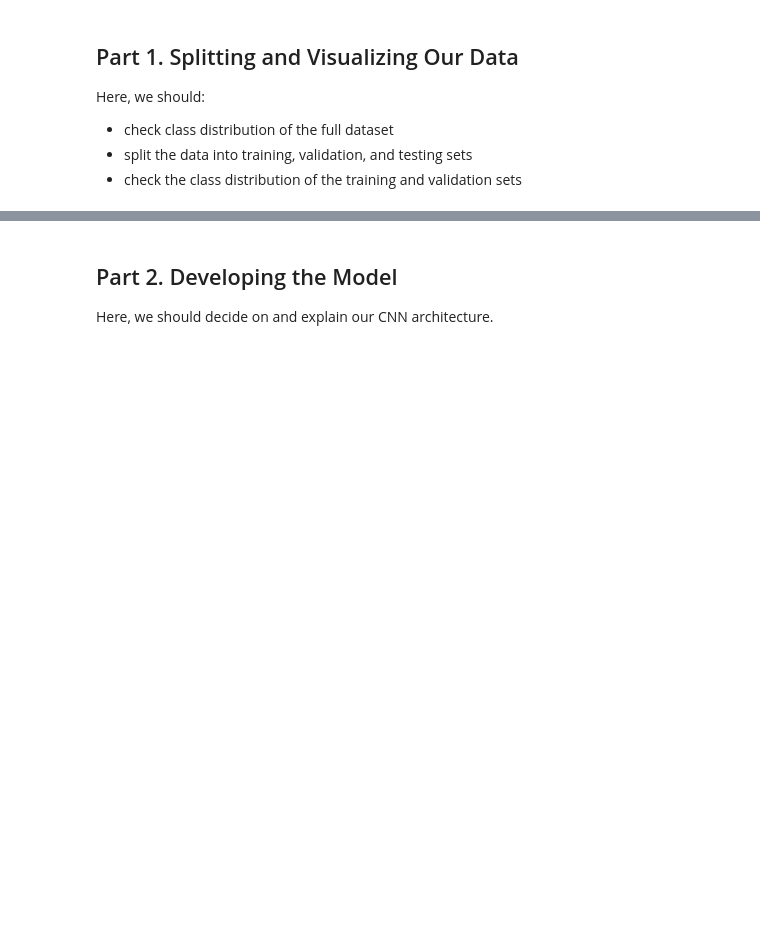
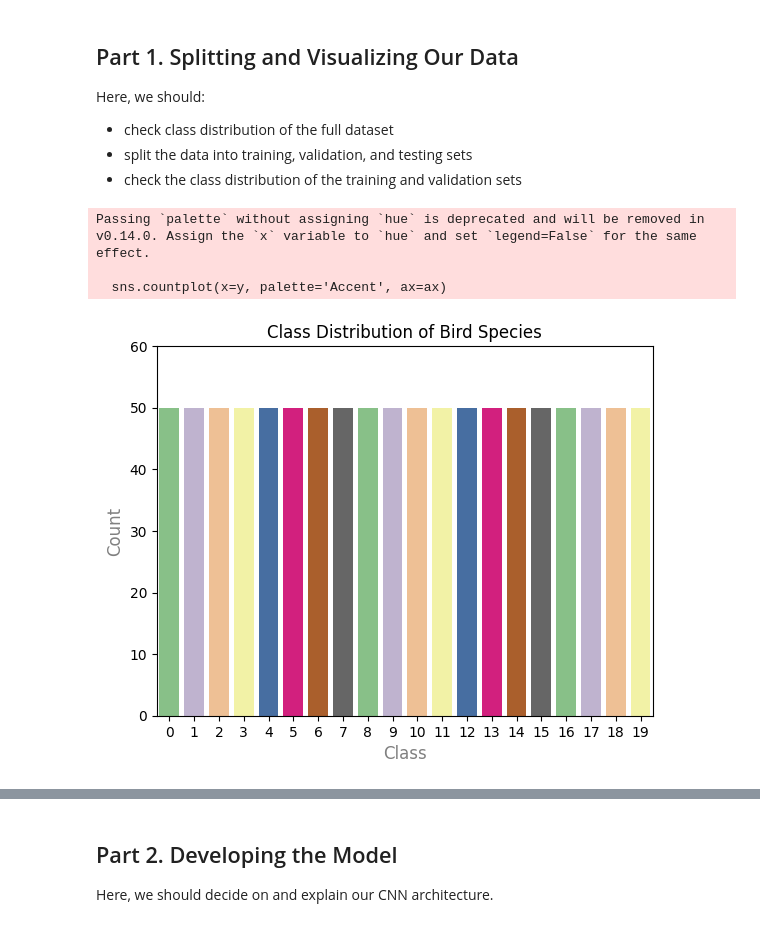
Before and after one commit to RGBHamSandwich/ANNaDL_Bird_Project, a Jupyter notebook: NetworkNotebook.ipynb, the cells around one changed output, grey strips where cells are left out. Drawn from its saved outputs; the diff is of its cells as text; code cells hidden in the pictures; blank space fills up the shorter version.

```diff
--- a/NetworkNotebook.ipynb
+++ b/NetworkNotebook.ipynb
@@ -44,0 +48,17 @@ image = preprocess_input(image)
+# %%
+## Carly's spectrogram work B)
+
+# Locate spectrogram folder
+folder_path = 'spectrograms'
+
+# Initialize lists
+images = []
+labels = []
+
+# Get the list of all subfolders, each representing a bird type
+class_names = os.listdir(folder_path)
+
+# Create a list of class names based off the directory names (bird types)
+class_names = os.listdir(folder_path)
+class_names.remove('.DS_Store') # Not a bird type, but somehow a folder in there, so we remove this from the class names
+# print(class_names)
@@ -58,33 +120,30 @@ def plot_class_distribution(y, title, x_label='Class', y_label='Count', ax=None,
     sns.countplot(x=y, palette='Accent', ax=ax)
     ax.set_title(title)
     ax.set_xlabel(x_label, size=12, color='grey')
-    ax.set_xticklabels(['Hate Speech', 'Offensive Language', 'Neither'])
     ax.set_ylabel(y_label, size=12, color='grey')
     ax.grid()
+    plt.grid(False)
 
     # Set y-axis limit
     ax.set_ylim(0, y_max)
 
-    # Add percentage text on top of the bars
-    for p in ax.patches:
-        height = p.get_height()
-        ax.text(p.get_x() + p.get_width()/2, height + (y_max * 0.025),
-                f'{height/len(y):.2%}', ha='center', color='black', fontsize=10)
+    # Add percentage text on top of the bars (if we have space)
+    # for p in ax.patches:
+    #     height = p.get_height()
+    #     ax.text(p.get_x() + p.get_width()/2, height + (y_max * 0.025),
+    #             f'{height/len(y):.2%}', ha='center', color='black', fontsize=10)
 
 
 # if we don't want to use a function, we can use the code directly like this:
-
-# class_counts = metadata['label'].value_counts()
-# plt.figure(figsize=(10, 6))
-# class_counts.plot(kind='bar', color='yellow')
-# plt.title('Class Distribution')
-# plt.xlabel('Class Labels')
-# plt.ylabel('Number of Samples')
-# plt.xticks(rotation=45)
-# plt.grid(False)
-# plt.show()
 # %%
 # plot the class distribution of the whole dataset
-plot_class_distribution(metadata['label'], 'Class Distribution of the Dataset')
+fig, ax = plt.subplots()
+plot_class_distribution(labels_encoded, 'Class Distribution of Bird Species', ax=ax)
+plt.show()
+# %% [output]
+Passing `palette` without assigning `hue` is deprecated and will be removed in v0.14.0. Assign the `x` variable to `hue` and set `legend=False` for the same effect.
+
+  sns.countplot(x=y, palette='Accent', ax=ax)
+[figure, added]
 # %%
 # split the whole dataset into training and testing sets
```
Also changed, not shown: parts of 7 cells of this notebook, 1 other file.
